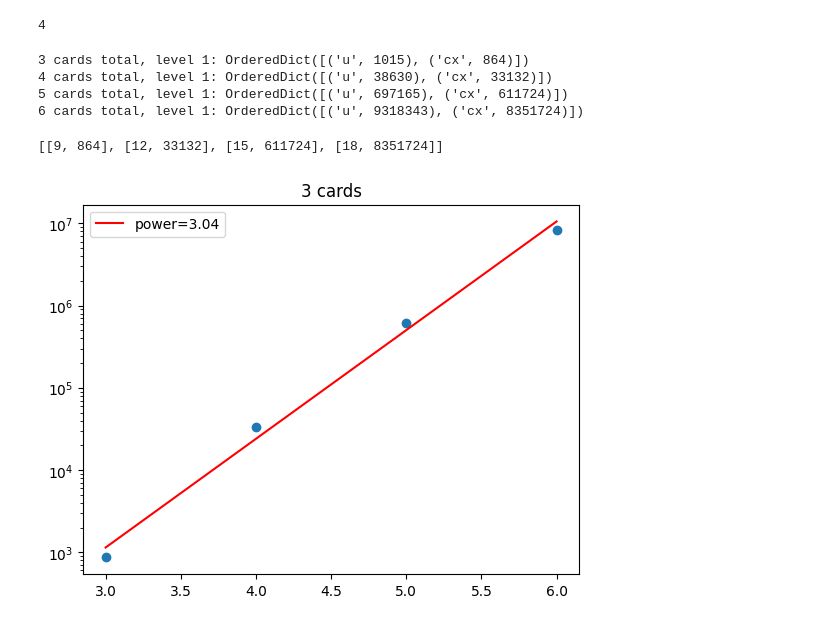
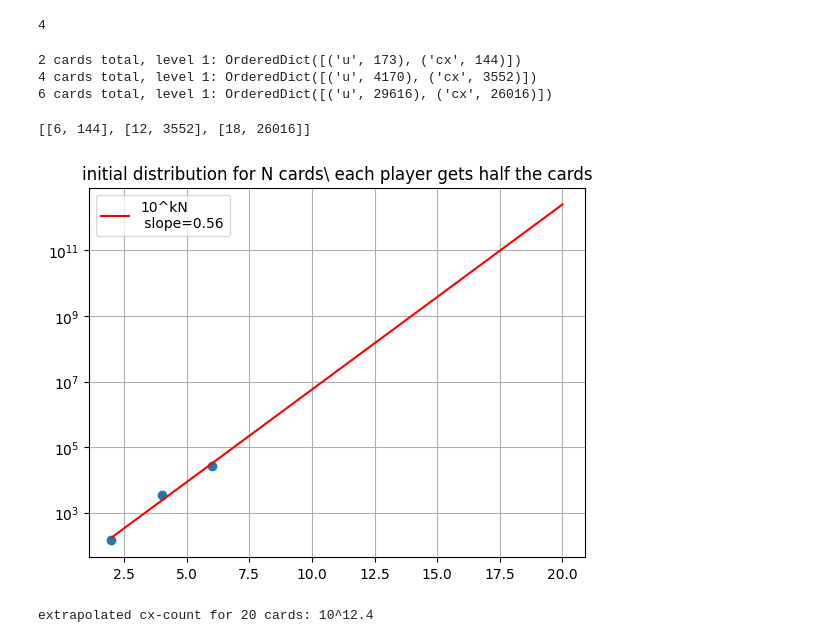
Before and after one commit to gabrielmaresch/quantum_1, a Jupyter notebook: src/qc_new_with_gatecount.ipynb, the cells around one changed output. Saved outputs shown, nothing was run; the diff lists cells and outputs as text; code cells hidden in the pictures.

Commit message:
extrapolation for initial condition

```diff
--- a/src/qc_new_with_gatecount.ipynb
+++ b/src/qc_new_with_gatecount.ipynb
@@ -231,8 +224,9 @@ f(t)
 1
 # %%
 start_sp = []
-for N in range(3,7):
-    f = make_bool_from_valid_cards_2players([2,1],N)
+for N in range(2,9,2):
+    N_hand = N//2
+    f = make_bool_from_valid_cards_2players([N_hand, N_hand],N)
     num_qubits = 3*N
     start_sp.append([f,num_qubits])
 
@@ -240,7 +234,6 @@ len(start_sp)
 # %% [output]
 4
 # %%
-from qiskit import transpile
 cnot_count = []
 for instance in start_sp:
     f= instance[0]
@@ -262,38 +255,38 @@ for instance in start_sp:
     print(f"{N//3} cards total, level {level}:", count)
     cnot_count.append([N, count['cx']])
 # %% [output]
-3 cards total, level 1: OrderedDict([('u', 1015), ('cx', 864)])
-4 cards total, level 1: OrderedDict([('u', 38630), ('cx', 33132)])
-5 cards total, level 1: OrderedDict([('u', 697165), ('cx', 611724)])
-6 cards total, level 1: OrderedDict([('u', 9318343), ('cx', 8351724)])
+2 cards total, level 1: OrderedDict([('u', 173), ('cx', 144)])
+4 cards total, level 1: OrderedDict([('u', 4170), ('cx', 3552)])
+6 cards total, level 1: OrderedDict([('u', 29616), ('cx', 26016)])
 # %%
 print(cnot_count)
 # %% [output]
-[[9, 864], [12, 33132], [15, 611724], [18, 8351724]]
+[[6, 144], [12, 3552], [18, 26016]]
 # %%
 import matplotlib.pyplot as plt
 from sklearn.linear_model import LinearRegression
 import numpy as np
 
 x = np.array([cnot_count[i][0]//3 for i in range(len(cnot_count))])
 y = np.array([cnot_count[i][1] for i in range(len(cnot_count))])
 
 x=x.reshape(-1,1)
 model = LinearRegression()
-model.fit(x, np.log(y))
-x_regression = np.linspace(3,6,100).reshape(-1,1)
+model.fit(x, np.log10(y))
+x_regression = np.linspace(2,20,100).reshape(-1,1)
 y_regression = model.predict(x_regression)
 plt.scatter(x,y)
-plt.plot(x_regression,np.exp(y_regression), color = "red", label = f"power={model.coef_[0]:.2f}")
+plt.plot(x_regression,np.exp(np.log(10)*y_regression), color = "red", label = f"10^kN\n slope={model.coef_[0]:.2f}")
 plt.yscale("log")
-plt.title("3 cards")
+plt.title("initial distribution for N cards\ each player gets half the cards")
 plt.legend()
+plt.grid(True)
 plt.show()
 # %% [output]
-[figure, old version]
+[figure, new version]
 # %%
-qc.measure(range(N), range(N))
-#qc.draw()
-results = Sampler().run(qc).result()
-statistics = results.quasi_dists[0].binary_probabilities()
-#display(plot_histogram(statistics))
+N = 20
+pred = model.predict([[N]])[0]
+print(f"extrapolated cx-count for {N} cards: 10^{pred:.1f}")
+# %% [output]
+extrapolated cx-count for 20 cards: 10^12.4
```
Also changed, not shown: parts of 4 cells of this notebook, 1 other file.
